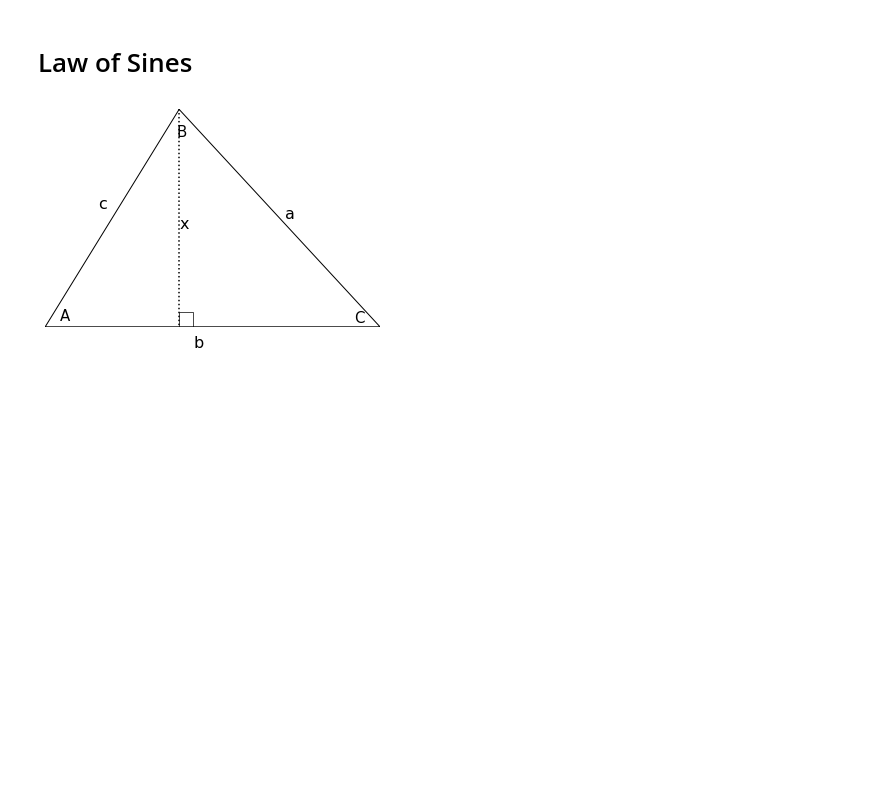
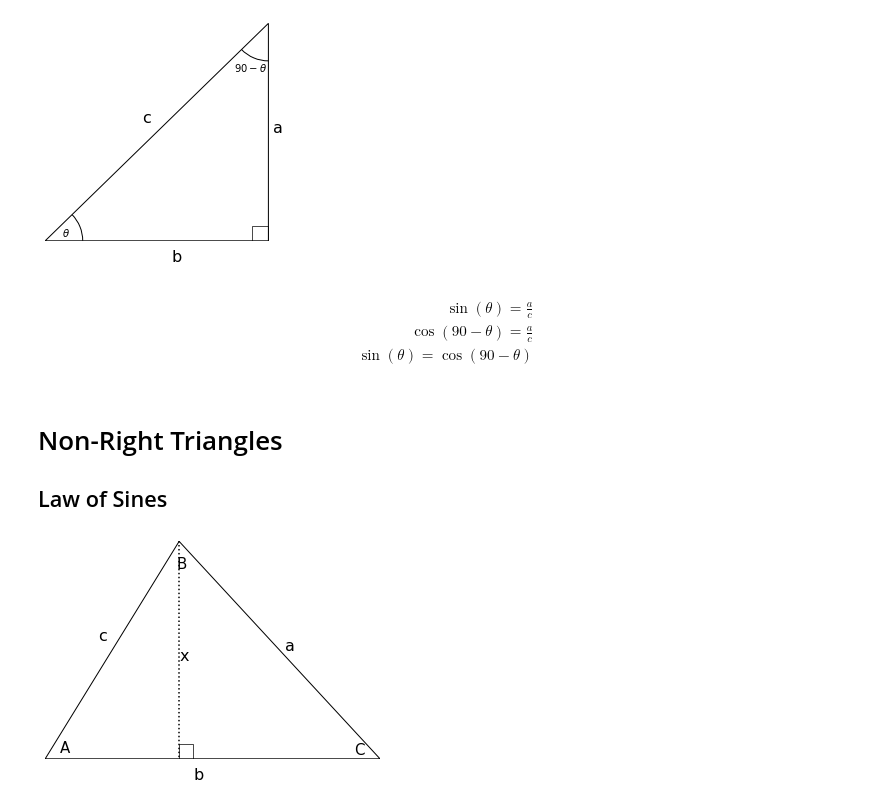
Before and after one commit to bsgreenb/math-tools, a Jupyter notebook: Trig.ipynb, the cells around one changed output. Cells and saved outputs as stored; diff of their text form; code cells hidden in the pictures; blank space fills up the shorter version.

```diff
--- a/Trig.ipynb
+++ b/Trig.ipynb
@@ -43,3 +87,66 @@ print(math.degrees(math.atan(1)))
+# %%
+from matplotlib import patches
+import matplotlib.pyplot as plt
+
+# Conditional clone boilerplate
+try:
+  import google.colab
+  import sys
+  from os import path
+  # We are in colab
+
+  if not path.isdir('math-tools'):
+    !git clone https://github.com/bsgreenb/math-tools.git
+    sys.path.append('math-tools')
+except:
+  pass
+
+from annotation import label
+from angles import AngleAnnotation
+
+# x=np.array([0,4,4,0])
+# y=np.array([0,0,3,0])
+
+point_a = (0,0)
+point_b = (2, 3)
+point_c = (2, 0)
+
+fig, ax = plt.subplots()
+
+triangle = patches.Polygon([point_a, point_b, point_c], ec="black", fc=[0,0,0,0])
+ax.add_patch(triangle)
+
+# Label sides
+offset = 10
+label(ax, "a", (((point_b[0] + point_c[0]) / 2), (point_b[1] /2)), (offset, 0))
+label(ax, "b", (point_b[0] /2, 0), (offset * 2, -2 * offset))
+label(ax, "c", (point_b[0] /2, point_b[1] /2), (-offset, offset))
+
+# Label angles
+angle_a = AngleAnnotation(point_a, point_c, point_b, ax=ax, text=r"$\theta$", text_kw={"color": "black"})
+angle_b = AngleAnnotation(point_b, point_a, point_c, ax=ax, text=r"$90 - \theta$", text_kw={"color": "black"}, textposition="outside")
+
+## Label Right Angle
+right = patches.Rectangle((point_b[0],0),-0.15,0.2, fc=[0,0,0,0], ec="black", zorder=0, lw=.7)
+ax.add_patch(right)
+
+ax.set_ylim(0, 3)
+ax.set_xlim(0,3)
+
+ax.axis('off')
+plt.show()
+# %% [output]
+[figure, added]
+# %% [markdown]
+$$
+\begin{align*}
+\sin(\theta) = \frac{a}{c} \\
+\cos(90 - \theta) = \frac{a}{c} \\
+\sin(\theta) = \cos(90 - \theta)
+\end{align*}
+$$
 # %% [markdown]
-# Law of Sines
+# Non-Right Triangles
+
+## Law of Sines
 # %%
```
Also changed, not shown: parts of 10 cells of this notebook.
